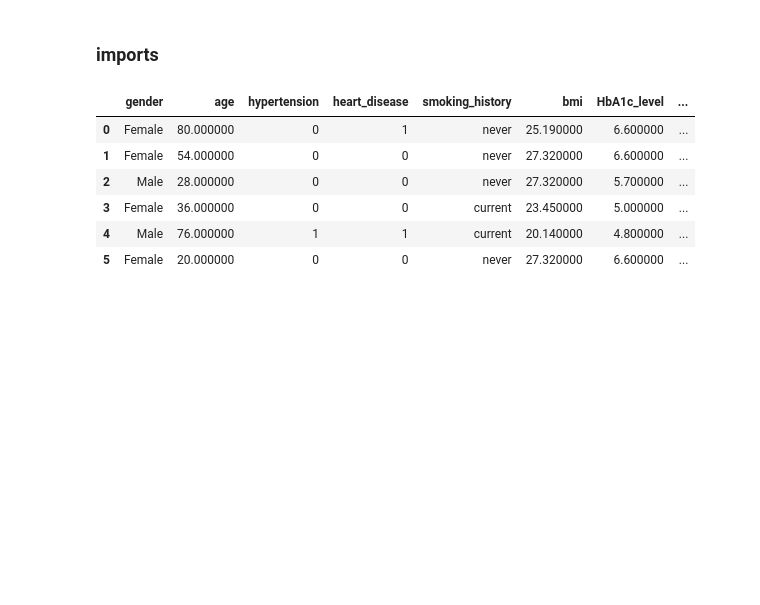
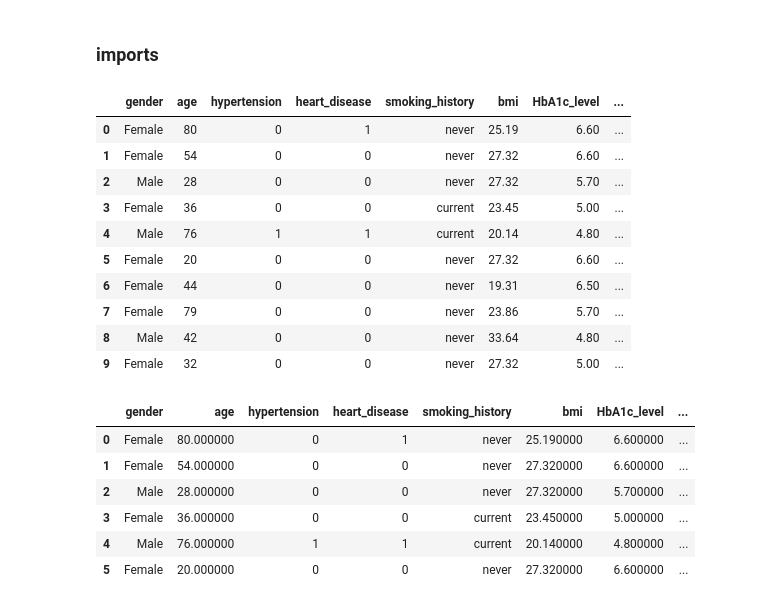
Before and after one commit to SemoMoh/diabetes-big-data-analysis, a Jupyter notebook: notebook/nootbook.ipynb, the cells around one changed output. Saved outputs shown, nothing was run; the diff lists cells and outputs as text; code cells hidden in the pictures; blank space fills up the shorter version.

Commit message:
Modify the outputs for analysis

```diff
--- a/notebook/nootbook.ipynb
+++ b/notebook/nootbook.ipynb
@@ -411,6 +411,33 @@ Accuracy: 96.85229018728458 %
 # %%
 import matplotlib.pyplot as plt
 import seaborn as sns
+# %%
+# Styler
+styled_df = diabetes_data.head(10).style
+
+# Set decimal values precision
+styled_df.format(precision=2).format(precision=0, subset=['age'])
+
+# Set background color, text color, and border for the entire DataFrame
+styled_df.set_properties(**{'background-color': '#EAE7F9', 'color': '#000000', 'border-collapse': 'collapse', 'border-style' : 'solid', 'margin': '5px', 'text-align' : 'center'})
+
+# Modify the color and background color of the table headers (th) and table cells (td)
+styled_df.set_table_styles([
+    {'selector': 'th', 'props': [('background-color', '#254E58'), ('color', 'white'), ('font-family', 'Tahoma'),('font-weight', 'bold'), ('text-align', 'left'), ('padding', '10px'), ("border", "1px groove grey !important")]},
+        {'selector': 'td', 'props': [('font-family', 'Tahoma'),('padding', '10px'), ("border", "1px groove grey !important")]}
+])
+# %% [output]
+|  | gender | age | hypertension | heart_disease | smoking_history | bmi | HbA1c_level | ... |
+| 0 | Female | 80 | 0 | 1 | never | 25.19 | 6.60 | ... |
+| 1 | Female | 54 | 0 | 0 | never | 27.32 | 6.60 | ... |
+| 2 | Male | 28 | 0 | 0 | never | 27.32 | 5.70 | ... |
+| 3 | Female | 36 | 0 | 0 | current | 23.45 | 5.00 | ... |
+| 4 | Male | 76 | 1 | 1 | current | 20.14 | 4.80 | ... |
+| 5 | Female | 20 | 0 | 0 | never | 27.32 | 6.60 | ... |
+| 6 | Female | 44 | 0 | 0 | never | 19.31 | 6.50 | ... |
+| 7 | Female | 79 | 0 | 0 | never | 23.86 | 5.70 | ... |
+| 8 | Male | 42 | 0 | 0 | never | 33.64 | 4.80 | ... |
+| 9 | Female | 32 | 0 | 0 | never | 27.32 | 5.00 | ... |
 # %%
 styled_df = diabetes_data.head(6).style
 
```
Also changed, not shown: parts of 11 cells of this notebook, 1 other file.
